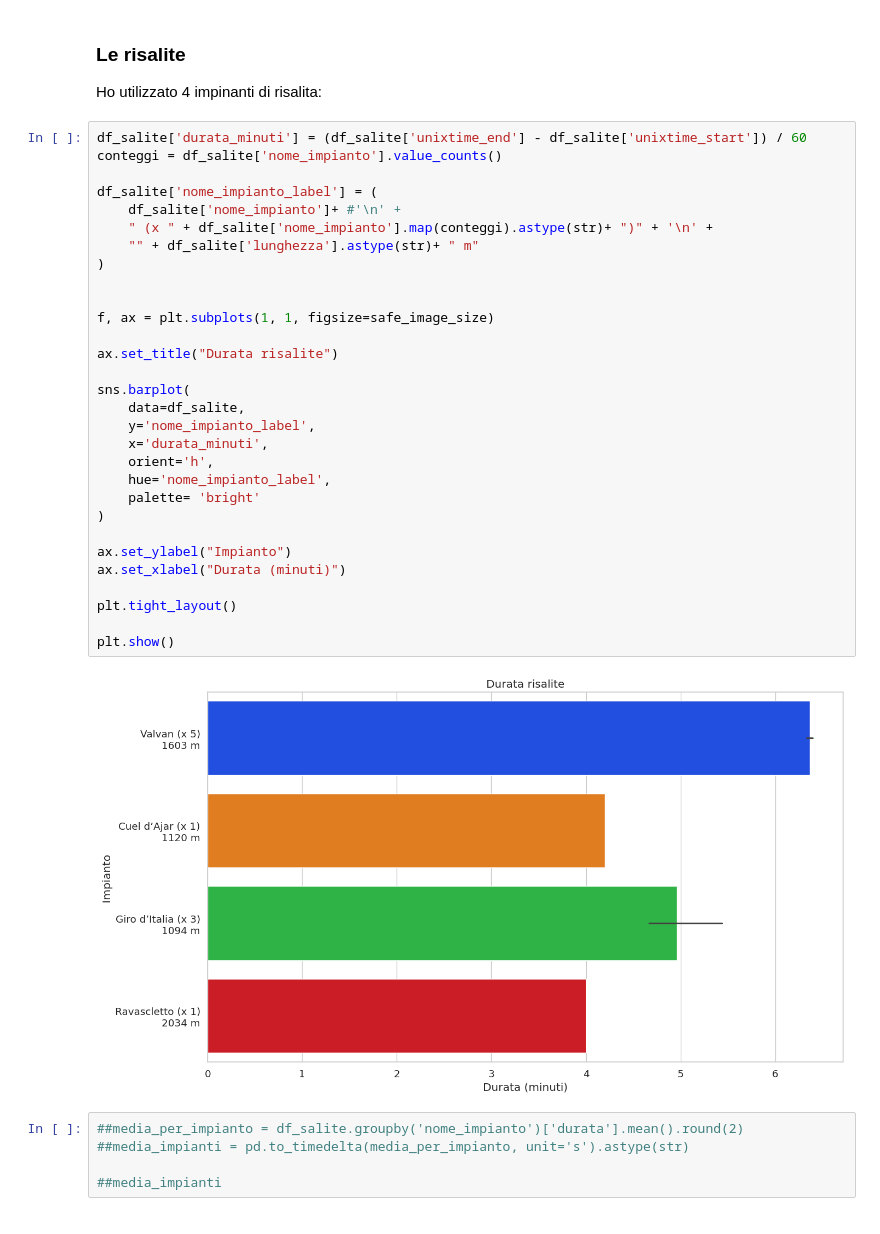
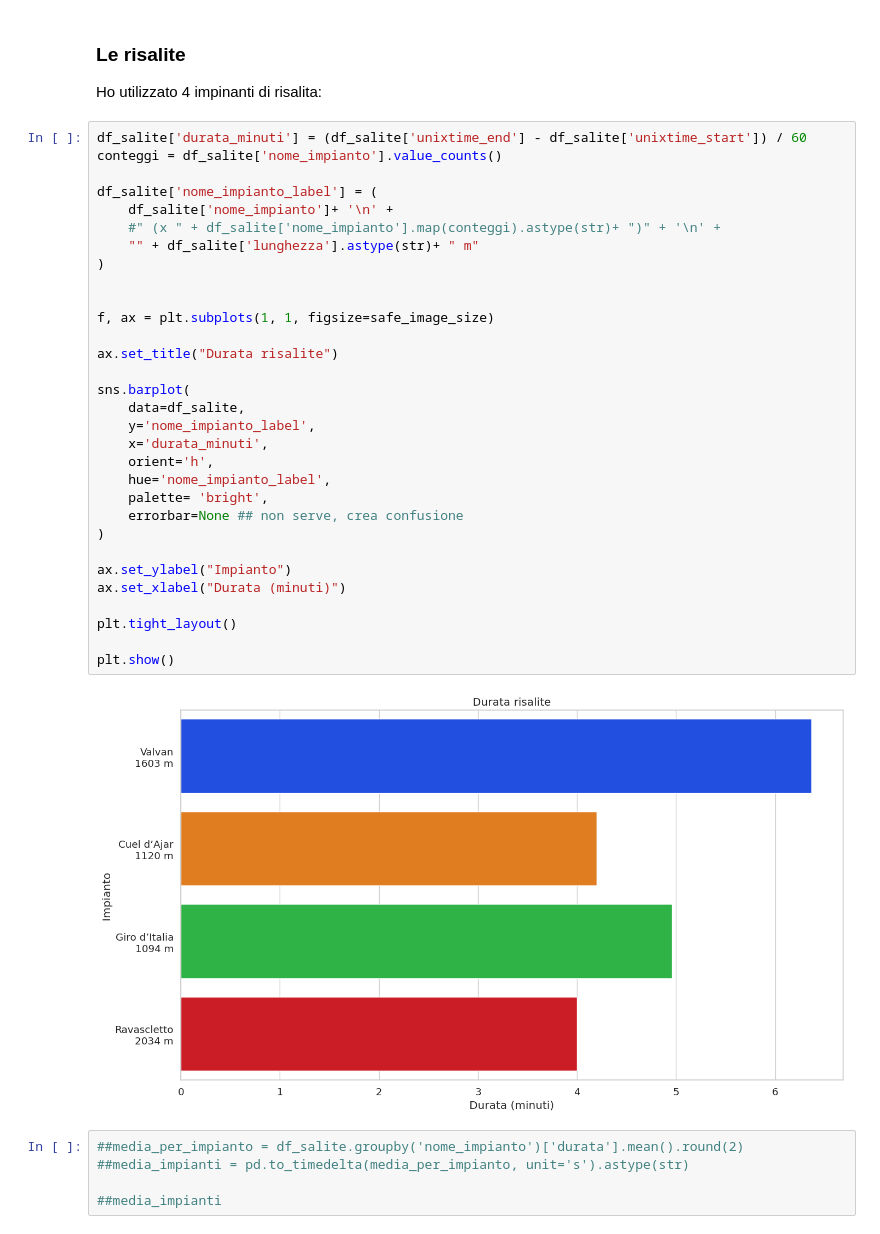
Before and after one commit to thomasmassarutto/DataSlopes, a Jupyter notebook: DataSlopes.ipynb, the cells around one changed output. Cells and saved outputs as stored; diff of their text form.

```diff
--- a/DataSlopes.ipynb
+++ b/DataSlopes.ipynb
@@ -540,35 +528,36 @@ Ho utilizzato 4 impinanti di risalita:
 # %%
 df_salite['durata_minuti'] = (df_salite['unixtime_end'] - df_salite['unixtime_start']) / 60
 conteggi = df_salite['nome_impianto'].value_counts()
 
 df_salite['nome_impianto_label'] = (
-    df_salite['nome_impianto']+ #'\n' +
-    " (x " + df_salite['nome_impianto'].map(conteggi).astype(str)+ ")" + '\n' +
+    df_salite['nome_impianto']+ '\n' +
+    #" (x " + df_salite['nome_impianto'].map(conteggi).astype(str)+ ")" + '\n' +
     "" + df_salite['lunghezza'].astype(str)+ " m"
 )
 
 
 f, ax = plt.subplots(1, 1, figsize=safe_image_size)
 
 ax.set_title("Durata risalite")
 
 sns.barplot(
     data=df_salite,
     y='nome_impianto_label',
     x='durata_minuti',
     orient='h',
     hue='nome_impianto_label',
-    palette= 'bright'
+    palette= 'bright',
+    errorbar=None ## non serve, crea confusione
 )
 
 ax.set_ylabel("Impianto")
 ax.set_xlabel("Durata (minuti)")
 
 plt.tight_layout()
 
 plt.show()
 # %% [output]
-[figure, old version]
+[figure, new version]
 # %%
 ##media_per_impianto = df_salite.groupby('nome_impianto')['durata'].mean().round(2)
 ##media_impianti = pd.to_timedelta(media_per_impianto, unit='s').astype(str)
```
Also changed, not shown: parts of 15 cells of this notebook, 1 other file.
